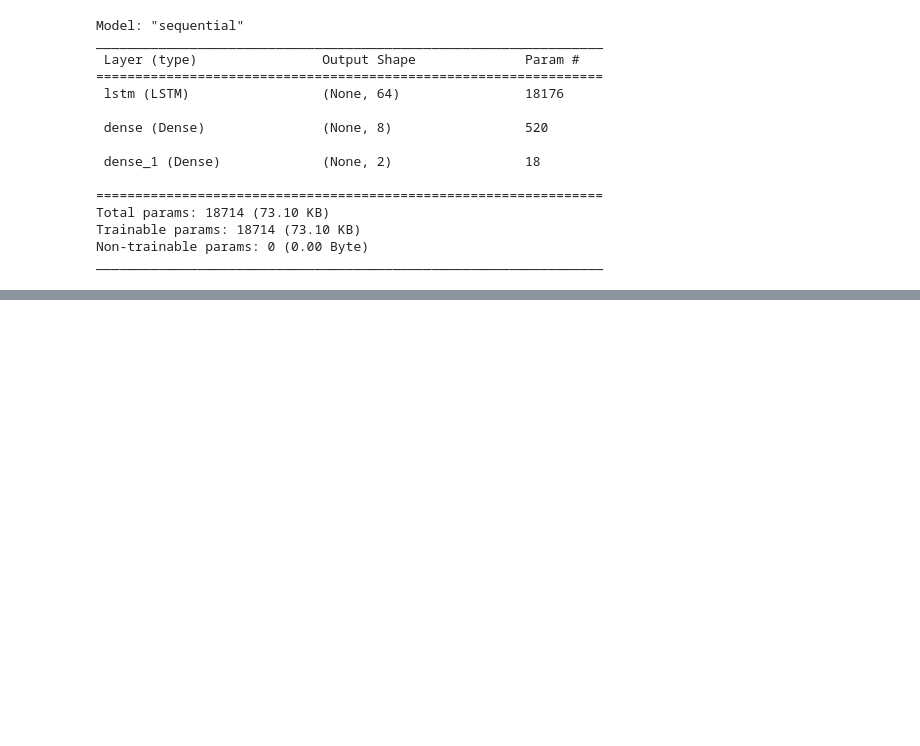
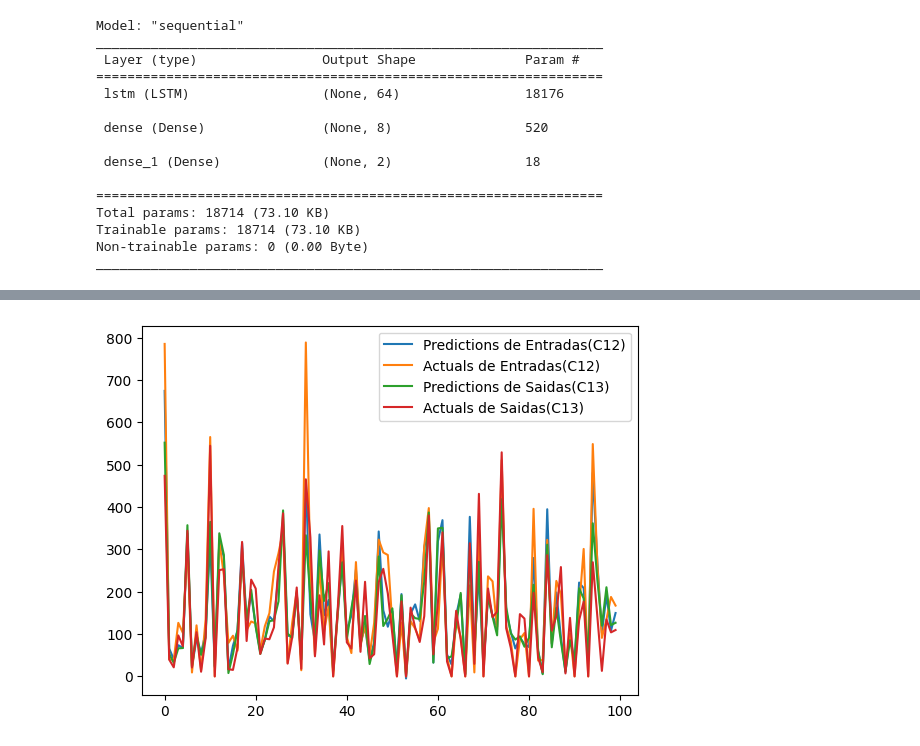
Before and after one commit to a-proenca/LAD, a Jupyter notebook: LAD_FINAL.ipynb, the cells around one changed output, grey strips where cells are left out. Saved outputs shown, nothing was run; the diff lists cells and outputs as text; code cells hidden in the pictures; blank space fills up the shorter version.

```diff
--- a/LAD_FINAL.ipynb
+++ b/LAD_FINAL.ipynb
@@ -429,6 +416,10 @@ X_trainV2.shape,Y_trainV2.shape,X_valV2.shape,Y_valV2.shape,X_testV2.shape,Y_tes
  (7016, 672, 6),
  (7016, 2))
 # %%
+c12_train_mean = np.mean(X_trainV2[:, :, 0])
+c12_train_std = np.std(X_trainV2[:, :, 0])
+c13_train_mean = np.mean(X_trainV2[:, :, 1])
+c13_train_std = np.std(X_trainV2[:, :, 1])
 
 def preprocessv2(X):
   X[:, :, 0] = (X[:, :, 0] - c12_train_mean) / c12_train_std
@@ -498,0 +561,30 @@ KeyboardInterrupt:
+# %%
+def postprocess_c12(arr):
+  arr = (arr*c12_train_std) + c12_train_mean
+  return arr
+
+def postprocess_c13(arr):
+  arr = (arr*c13_train_std) + c13_train_mean
+  return arr
+# %%
+def plot_predictions2_processed(model, X, Y, start=0, end=100):
+    predictions = model.predict(X)
+    c12_preds, c13_preds = postprocess_c12(predictions[:, 0]), postprocess_c13(predictions[:, 1])
+    c12_actuals, c13_actuals =postprocess_c12(Y[:, 0]), postprocess_c13(Y[:, 1])
+
+    df = pd.DataFrame(data={'C12 Predictions': c12_preds,
+                            'C12 Actuals': c12_actuals,
+                            'C13 Predictions': c13_preds,
+                            'C13 Actuals': c13_actuals
+                            })
+
+    plt.plot(df['C12 Predictions'][start:end], label='Predictions de Entradas(C12)')
+    plt.plot(df['C12 Actuals'][start:end], label='Actuals de Entradas(C12)')
+    plt.plot(df['C13 Predictions'][start:end], label='Predictions de Saidas(C13)')
+    plt.plot(df['C13 Actuals'][start:end], label='Actuals de Saidas(C13)')
+    plt.legend()
+
+    return df[start:end]
+# %%
+plot_preds_df = plot_predictions2_processed(model2,X_testV2,Y_testV2)
+# %% [output]
@@ -498,0 +592 @@ KeyboardInterrupt:
+[figure, added]
```
Also changed, not shown: parts of 17 cells of this notebook.
